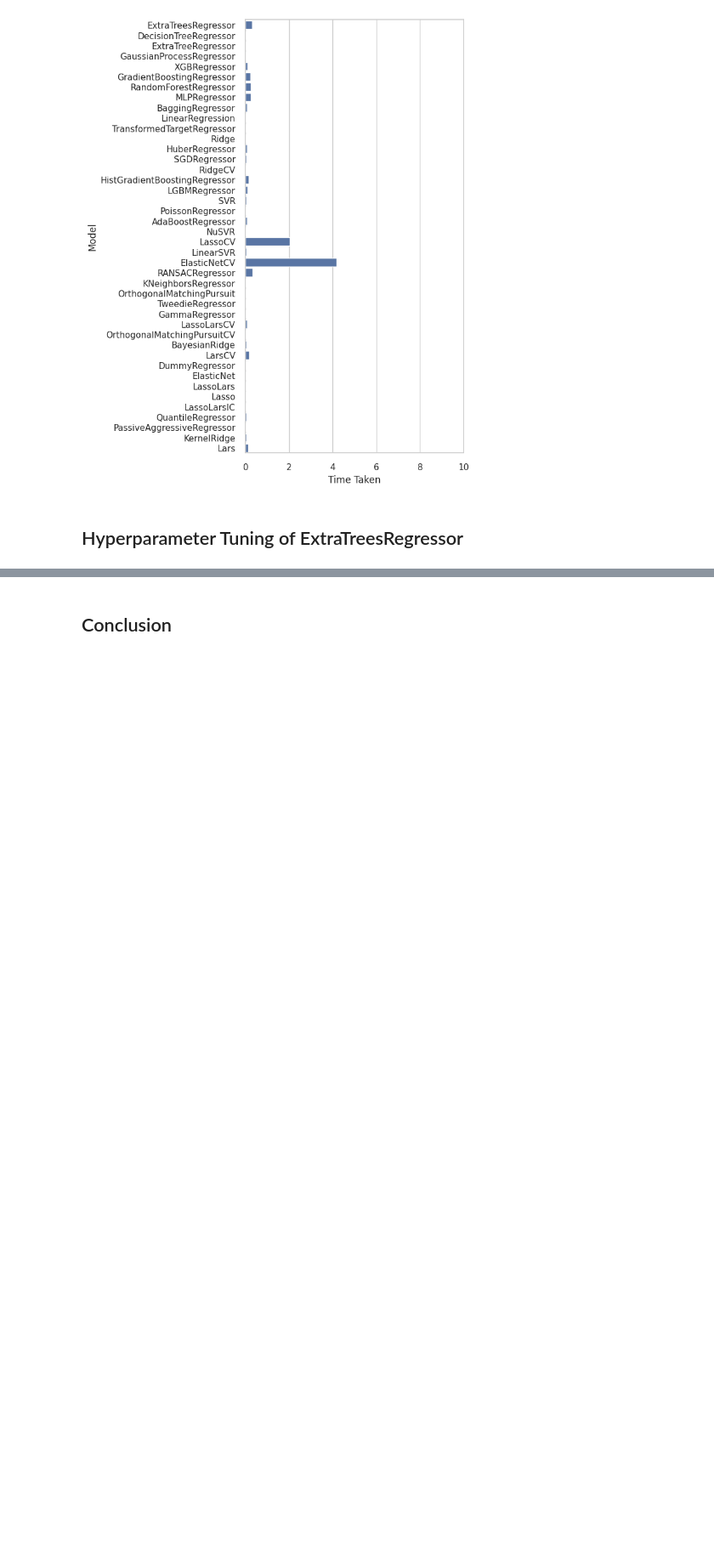
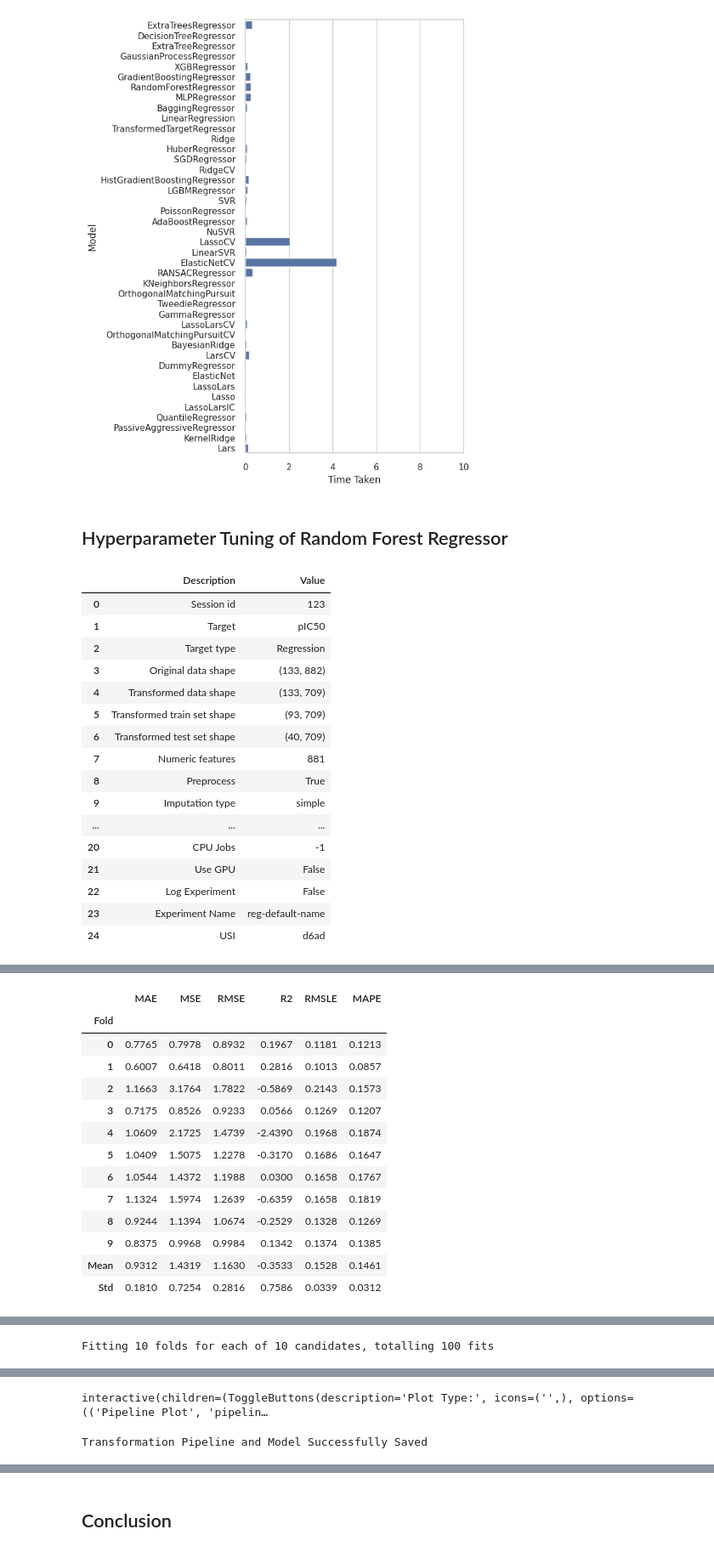
Before and after one commit to samservo09/bioinformatics-bipolar-drug-discovery, a Jupyter notebook: 5-model-comparison.ipynb, the cells around one changed output, grey strips where cells are left out. Shown at 85% size. Drawn from its saved outputs; the diff is of its cells as text; code cells hidden in the pictures; blank space fills up the shorter version.

Commit message:
working with hyperparameter tuning

```diff
--- a/5-model-comparison.ipynb
+++ b/5-model-comparison.ipynb
@@ -211,4 +211,48 @@ ax.set(xlim=(0, 10))
 [(0.0, 10.0)]
 [figure]
 # %% [markdown]
-## Hyperparameter Tuning of ExtraTreesRegressor
+## Hyperparameter Tuning of Random Forest Regressor
+# %%
+!pip install -q pycaret
+
+import pandas as pd
+from pycaret.regression import *
+
+# Setup PyCaret
+reg = setup(data=df,
+            target='pIC50',
+            session_id=123,
+            normalize=True,
+            transformation=True,
+            remove_multicollinearity=True,
+            multicollinearity_threshold=0.95)
+
+# Create a Random Forest Regressor model
+rf_model = create_model('rf')
+
+# Tune the hyperparameters
+tuned_rf_model = tune_model(rf_model)
+
+# Evaluate the tuned model
+evaluate_model(tuned_rf_model)
+
+# (Optional) Save the tuned model
+save_model(tuned_rf_model, 'tuned_rf_model')
+# %% [output]
+|  | Description | Value |
+| 0 | Session id | 123 |
+| 1 | Target | pIC50 |
+| 2 | Target type | Regression |
+| 3 | Original data shape | (133, 882) |
+| 4 | Transformed data shape | (133, 709) |
+| 5 | Transformed train set shape | (93, 709) |
+| 6 | Transformed test set shape | (40, 709) |
+| 7 | Numeric features | 881 |
+| 8 | Preprocess | True |
+| 9 | Imputation type | simple |
+| ... | ... | ... |
+| 20 | CPU Jobs | -1 |
+| 21 | Use GPU | False |
+| 22 | Log Experiment | False |
+| 23 | Experiment Name | reg-default-name |
+| 24 | USI | d6ad |
@@ -214,0 +260,14 @@ ax.set(xlim=(0, 10))
+|  | MAE | MSE | RMSE | R2 | RMSLE | MAPE |
+| Fold |  |  |  |  |  |  |
+| 0 | 0.7765 | 0.7978 | 0.8932 | 0.1967 | 0.1181 | 0.1213 |
+| 1 | 0.6007 | 0.6418 | 0.8011 | 0.2816 | 0.1013 | 0.0857 |
+| 2 | 1.1663 | 3.1764 | 1.7822 | -0.5869 | 0.2143 | 0.1573 |
+| 3 | 0.7175 | 0.8526 | 0.9233 | 0.0566 | 0.1269 | 0.1207 |
+| 4 | 1.0609 | 2.1725 | 1.4739 | -2.4390 | 0.1968 | 0.1874 |
+| 5 | 1.0409 | 1.5075 | 1.2278 | -0.3170 | 0.1686 | 0.1647 |
+| 6 | 1.0544 | 1.4372 | 1.1988 | 0.0300 | 0.1658 | 0.1767 |
+| 7 | 1.1324 | 1.5974 | 1.2639 | -0.6359 | 0.1658 | 0.1819 |
+| 8 | 0.9244 | 1.1394 | 1.0674 | -0.2529 | 0.1328 | 0.1269 |
+| 9 | 0.8375 | 0.9968 | 0.9984 | 0.1342 | 0.1374 | 0.1385 |
+| Mean | 0.9312 | 1.4319 | 1.1630 | -0.3533 | 0.1528 | 0.1461 |
+| Std | 0.1810 | 0.7254 | 0.2816 | 0.7586 | 0.0339 | 0.0312 |
@@ -214,0 +290 @@ ax.set(xlim=(0, 10))
+Fitting 10 folds for each of 10 candidates, totalling 100 fits
@@ -214,0 +292,2 @@ ax.set(xlim=(0, 10))
+interactive(children=(ToggleButtons(description='Plot Type:', icons=('',), options=(('Pipeline Plot', 'pipelin…
+Transformation Pipeline and Model Successfully Saved
```
Also changed, not shown: parts of 1 cell of this notebook.
